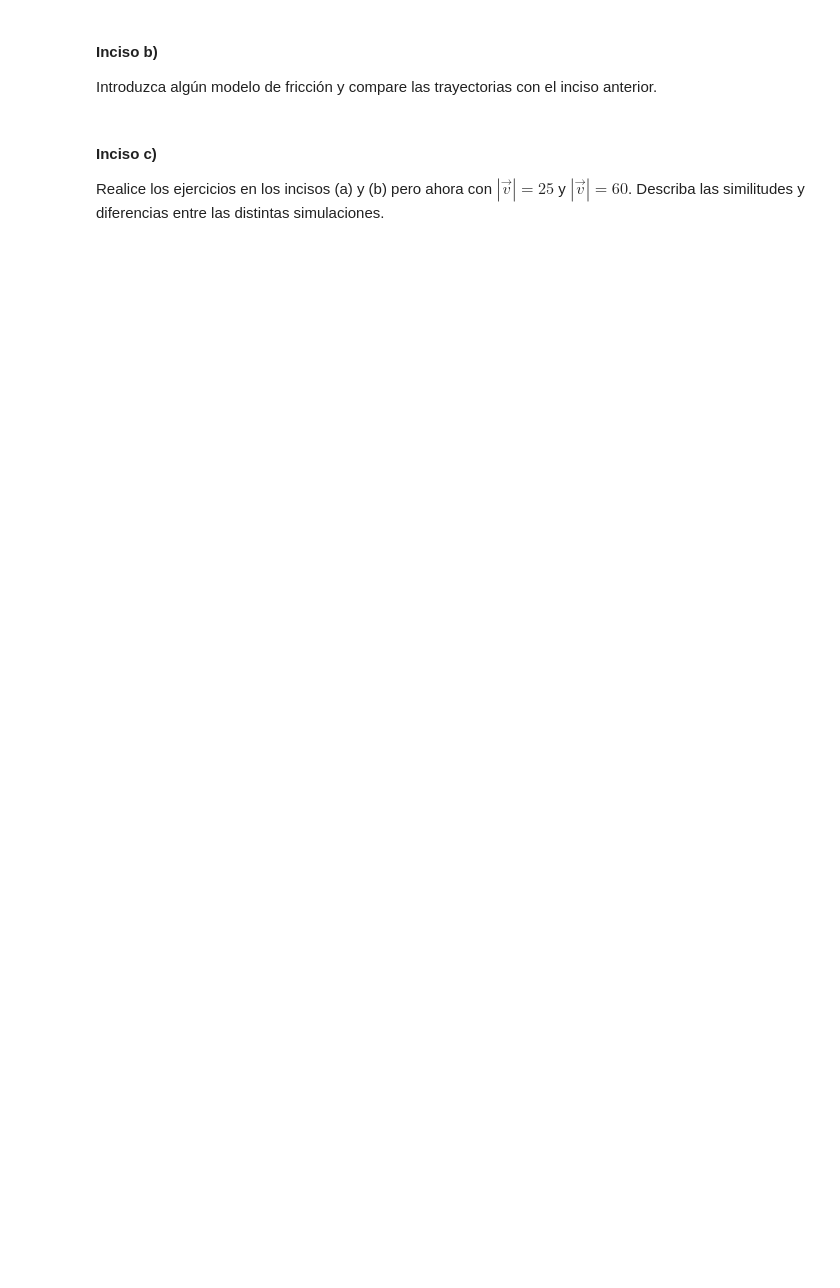
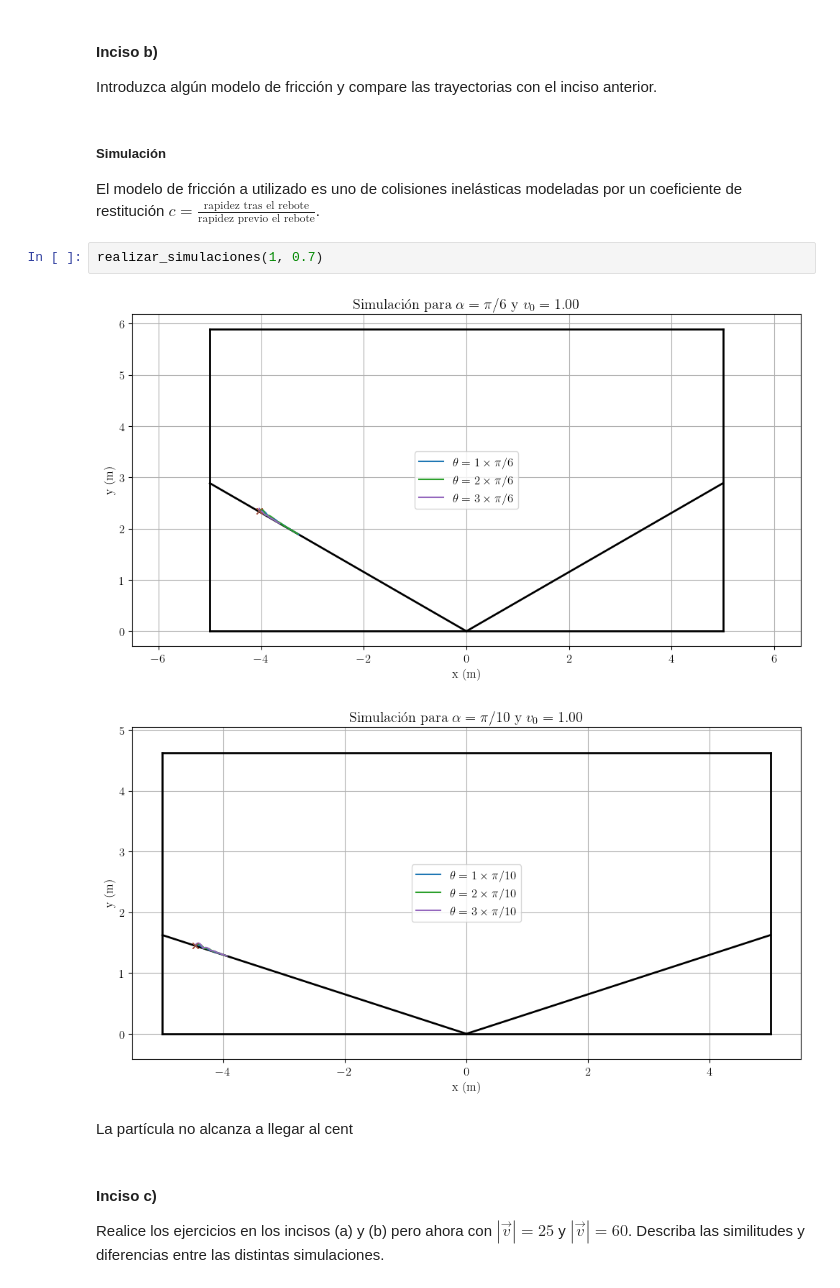
Before and after one commit to tamoaltas/FIS-COMP, a Jupyter notebook: examenes/tarea_examen_2_Vidal_Tamayo_Tamez_Roman_Tamez.ipynb, the cells around one changed output. Cells and saved outputs as stored; diff of their text form; blank space fills up the shorter version.

```diff
--- a/examenes/tarea_examen_2_Vidal_Tamayo_Tamez_Roman_Tamez.ipynb
+++ b/examenes/tarea_examen_2_Vidal_Tamayo_Tamez_Roman_Tamez.ipynb
@@ -418,6 +541,16 @@ Realice una simulación con condición inicial tal que la posición inicial est
 # %% [markdown]
 #### Inciso b)
 Introduzca algún modelo de fricción y compare las trayectorias con el inciso anterior.
+# %% [markdown]
+##### Simulación
+El modelo de fricción a utilizado es uno de colisiones inelásticas modeladas por un coeficiente de restitución $c = \frac{\text{rapidez tras el rebote}}{\text{rapidez previo el rebote}}$.
+# %%
+realizar_simulaciones(1, 0.7)
+# %% [output]
+[figure, added]
+[figure, added]
+# %% [markdown]
+La partícula no alcanza a llegar al cent
 # %% [markdown]
 #### Inciso c)
 Realice los ejercicios en los incisos (a) y (b) pero ahora con $|\vec{v}| = 25$ y $|\vec{v}| = 60$. Describa las similitudes y diferencias entre las distintas simulaciones.
```
Also changed, not shown: parts of 37 cells of this notebook.
